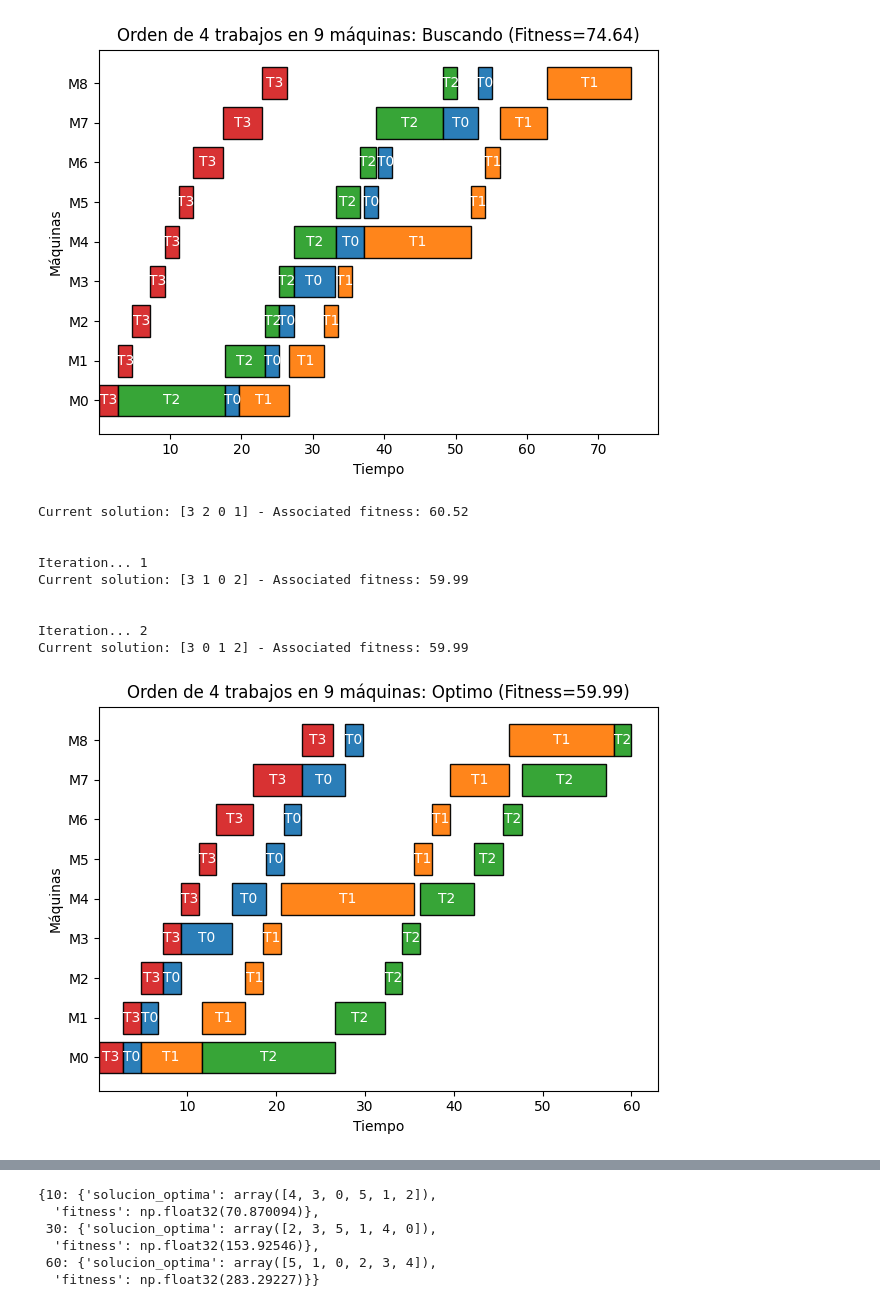
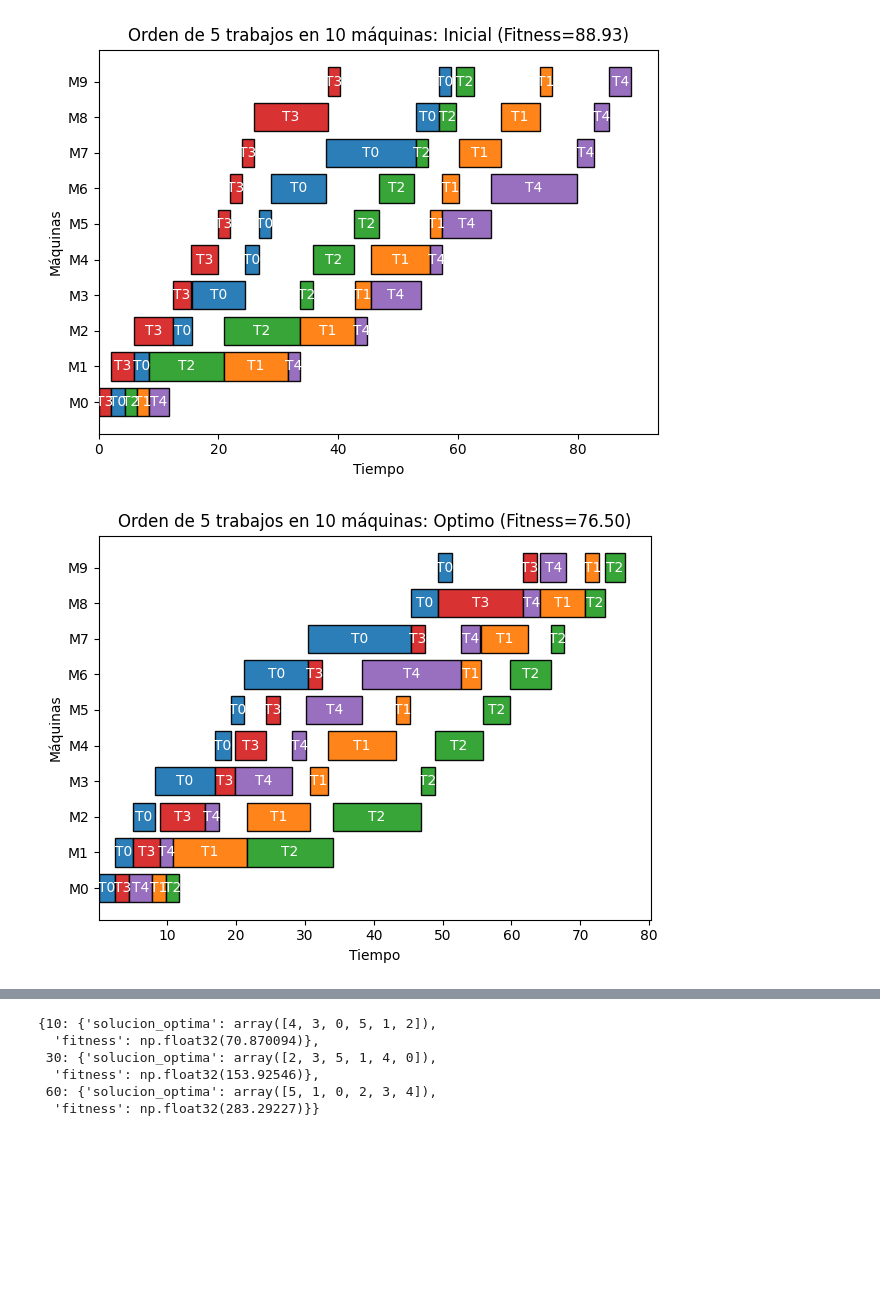
Before and after one commit to Codenid/UTEC_2025_IA_FUNDAMENTALS, a Jupyter notebook: TAREA/TAREA_2/Flow_Shop_Hill_Climbing_Result.ipynb, the cells around one changed output, grey strips where cells are left out. Saved outputs shown, nothing was run; the diff lists cells and outputs as text; code cells hidden in the pictures; blank space fills up the shorter version.

```diff
--- a/TAREA/TAREA_2/Flow_Shop_Hill_Climbing_Result.ipynb
+++ b/TAREA/TAREA_2/Flow_Shop_Hill_Climbing_Result.ipynb
@@ -5,8 +5,8 @@ import numpy as np
 import matplotlib.pyplot as plt
 
 # Parámetros globales (predeterminados)
-num_jobs = 4
-num_machines = 9
+num_jobs = 5
+num_machines = 10
 
 # Paso 0: generación de la matriz de tiempos
 def generar_matriz_aleatoria(
@@ -92,15 +92,18 @@ def hill_climbing(current_solution, tiempos_procesamiento, plot_interval=4):
     while True:
         print(f"Iteration... {count}")
         neighbors = get_neighbors(current_solution)
+
         best_neighbor = min(neighbors, key=lambda s: fitness(s, tiempos_procesamiento))
         best_neighbor_fitness = fitness(best_neighbor, tiempos_procesamiento)
-        if count % plot_interval == 0:
-            plot_schedule(
-                current_solution,
-                tiempos_procesamiento,
-                fitness(current_solution, tiempos_procesamiento),
-                "Buscando"
-            )
+
+        #if count % plot_interval == 0:
+        #    plot_schedule(
+        #        current_solution,
+        #        tiempos_procesamiento,
+        #        fitness(current_solution, tiempos_procesamiento),
+        #        "Buscando"
+        #    )
+
         print(
             f"Current solution: {current_solution} - "
             f"Associated fitness: {best_neighbor_fitness:.2f}"
@@ -112,10 +115,29 @@ def hill_climbing(current_solution, tiempos_procesamiento, plot_interval=4):
             return current_solution, best_fitness
         print()
         count += 1
-        print()
 
-sol_opt, fit_opt = hill_climbing(
-        current_solution, tiempos_procesamiento
-    )
+tiempos_procesamiento = generar_matriz_aleatoria(num_jobs, num_machines)
+print("Trabajos vs Maquinas = Tiempos")
+print(tiempos_procesamiento)
+print()
+
+# Step 1
+current_solution = np.arange(len(tiempos_procesamiento))
+np.random.shuffle(current_solution)
+fit_current = fitness(current_solution, tiempos_procesamiento)
+
+print(
+    f"Initial solution: {current_solution} - "
+    f"Associated fitness: {fit_current:.2f}"
+)
+
+sol_opt, fit_opt = hill_climbing(current_solution, tiempos_procesamiento)
+
+print(
+    f"\nOptimal solution: {sol_opt} - "
+    f"Associated fitness: {fit_opt:.2f}\n"
+)
+
+plot_schedule(current_solution, tiempos_procesamiento, fit_current, "Inicial")
 plot_schedule(sol_opt, tiempos_procesamiento, fit_opt, "Optimo")
 # %% [output]
@@ -123,14 +161,5 @@ Iteration... 0
-[figure, old version]
+[figure, new version]
-Current solution: [3 2 0 1] - Associated fitness: 60.52
-
-
-Iteration... 1
-Current solution: [3 1 0 2] - Associated fitness: 59.99
-
-
-Iteration... 2
-Current solution: [3 0 1 2] - Associated fitness: 59.99
-[figure, old version]
+[figure, new version]
 # %%
 def run_flowshop_hill_climbing(
     num_jobs, num_machines,
```
Also changed, not shown: parts of 5 cells of this notebook.
